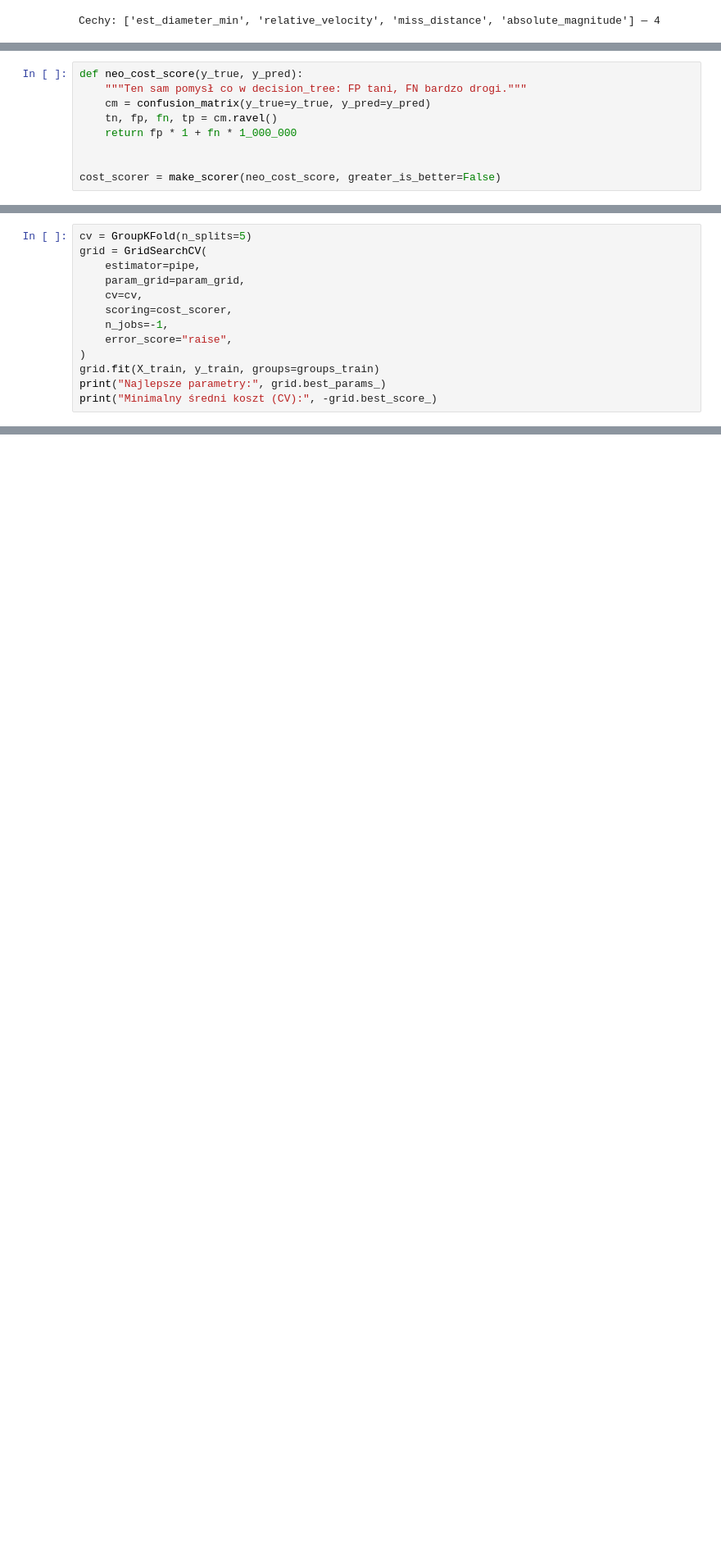
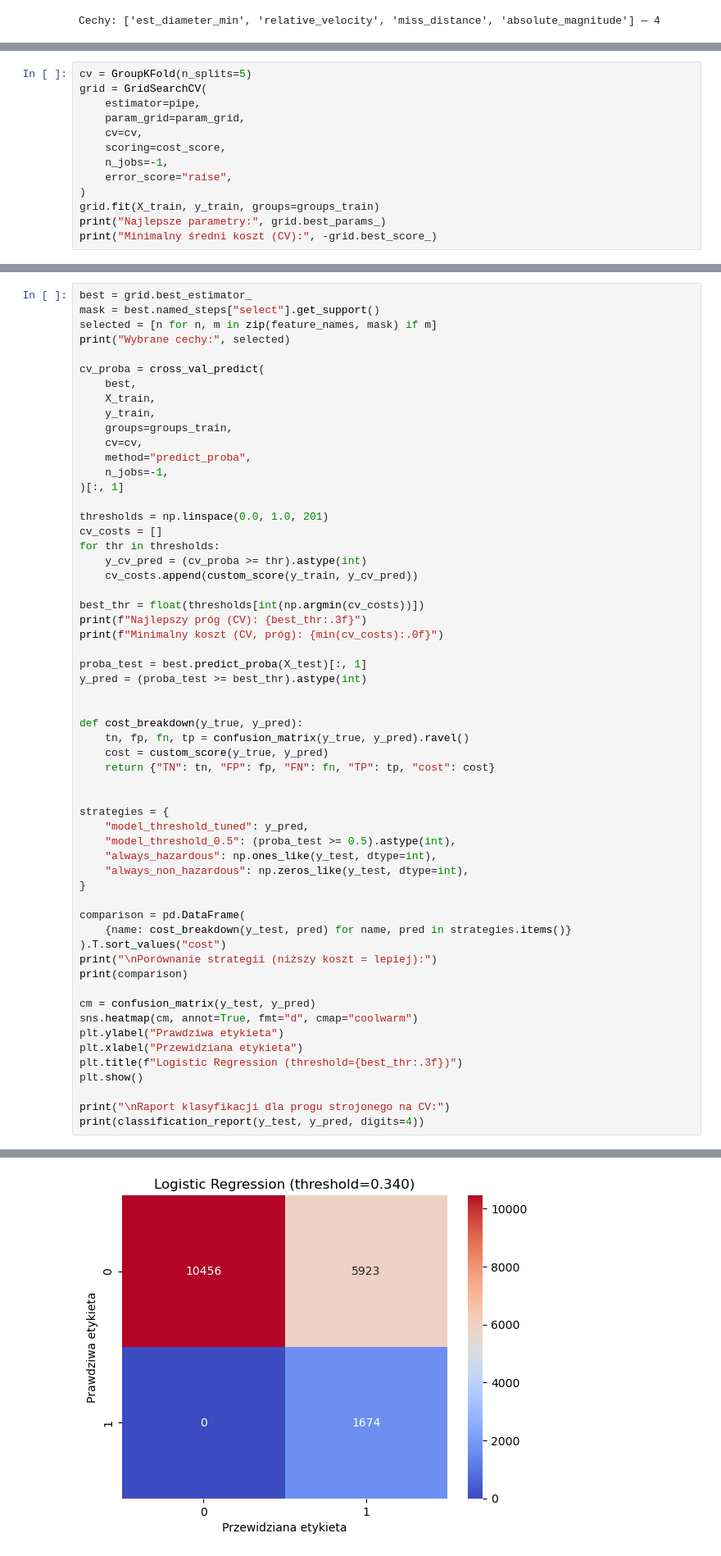
Before and after one commit to Zajecia-na-PWr-LR/lista-4-projekt-grupowy-1, a Jupyter notebook: notebooks/logistic_regression.ipynb, the cells around one changed output, grey strips where cells are left out. Shown at 82% size. Saved outputs shown, nothing was run; the diff lists cells and outputs as text; blank space fills up the shorter version.

```diff
--- a/notebooks/logistic_regression.ipynb
+++ b/notebooks/logistic_regression.ipynb
@@ -60,11 +69,15 @@ param_grid = {
     "clf__class_weight": [None, "balanced"],
 }
 # %%
-def neo_cost_score(y_true, y_pred):
-    """Ten sam pomysł co w decision_tree: FP tani, FN bardzo drogi."""
-    cm = confusion_matrix(y_true=y_true, y_pred=y_pred)
-    tn, fp, fn, tp = cm.ravel()
-    return fp * 1 + fn * 1_000_000
-
-
-cost_scorer = make_scorer(neo_cost_score, greater_is_better=False)
+cv = GroupKFold(n_splits=5)
+grid = GridSearchCV(
+    estimator=pipe,
+    param_grid=param_grid,
+    cv=cv,
+    scoring=cost_score,
+    n_jobs=-1,
+    error_score="raise",
+)
+grid.fit(X_train, y_train, groups=groups_train)
+print("Najlepsze parametry:", grid.best_params_)
+print("Minimalny średni koszt (CV):", -grid.best_score_)
@@ -71,14 +87,59 @@ cost_scorer = make_scorer(neo_cost_score, greater_is_better=False)
 # %%
-cv = GroupKFold(n_splits=5)
-grid = GridSearchCV(
-    estimator=pipe,
-    param_grid=param_grid,
+best = grid.best_estimator_
+mask = best.named_steps["select"].get_support()
+selected = [n for n, m in zip(feature_names, mask) if m]
+print("Wybrane cechy:", selected)
+
+cv_proba = cross_val_predict(
+    best,
+    X_train,
+    y_train,
+    groups=groups_train,
     cv=cv,
-    scoring=cost_scorer,
+    method="predict_proba",
     n_jobs=-1,
-    error_score="raise",
-)
-grid.fit(X_train, y_train, groups=groups_train)
-print("Najlepsze parametry:", grid.best_params_)
-print("Minimalny średni koszt (CV):", -grid.best_score_)
+)[:, 1]
+
+thresholds = np.linspace(0.0, 1.0, 201)
+cv_costs = []
+for thr in thresholds:
+    y_cv_pred = (cv_proba >= thr).astype(int)
+    cv_costs.append(custom_score(y_train, y_cv_pred))
+
+best_thr = float(thresholds[int(np.argmin(cv_costs))])
+print(f"Najlepszy próg (CV): {best_thr:.3f}")
+print(f"Minimalny koszt (CV, próg): {min(cv_costs):.0f}")
+
+proba_test = best.predict_proba(X_test)[:, 1]
+y_pred = (proba_test >= best_thr).astype(int)
+
+
+def cost_breakdown(y_true, y_pred):
+    tn, fp, fn, tp = confusion_matrix(y_true, y_pred).ravel()
+    cost = custom_score(y_true, y_pred)
+    return {"TN": tn, "FP": fp, "FN": fn, "TP": tp, "cost": cost}
+
+
+strategies = {
+    "model_threshold_tuned": y_pred,
+    "model_threshold_0.5": (proba_test >= 0.5).astype(int),
+    "always_hazardous": np.ones_like(y_test, dtype=int),
+    "always_non_hazardous": np.zeros_like(y_test, dtype=int),
+}
+
+comparison = pd.DataFrame(
+    {name: cost_breakdown(y_test, pred) for name, pred in strategies.items()}
+).T.sort_values("cost")
+print("\nPorównanie strategii (niższy koszt = lepiej):")
+print(comparison)
+
+cm = confusion_matrix(y_test, y_pred)
+sns.heatmap(cm, annot=True, fmt="d", cmap="coolwarm")
+plt.ylabel("Prawdziwa etykieta")
+plt.xlabel("Przewidziana etykieta")
+plt.title(f"Logistic Regression (threshold={best_thr:.3f})")
+plt.show()
+
+print("\nRaport klasyfikacji dla progu strojonego na CV:")
+print(classification_report(y_test, y_pred, digits=4))
 # %% [output]
@@ -86,0 +156 @@ Minimalny średni koszt (CV): 28803198.0
+[figure, added]
```
Also changed, not shown: parts of 6 cells of this notebook, 5 other files.
